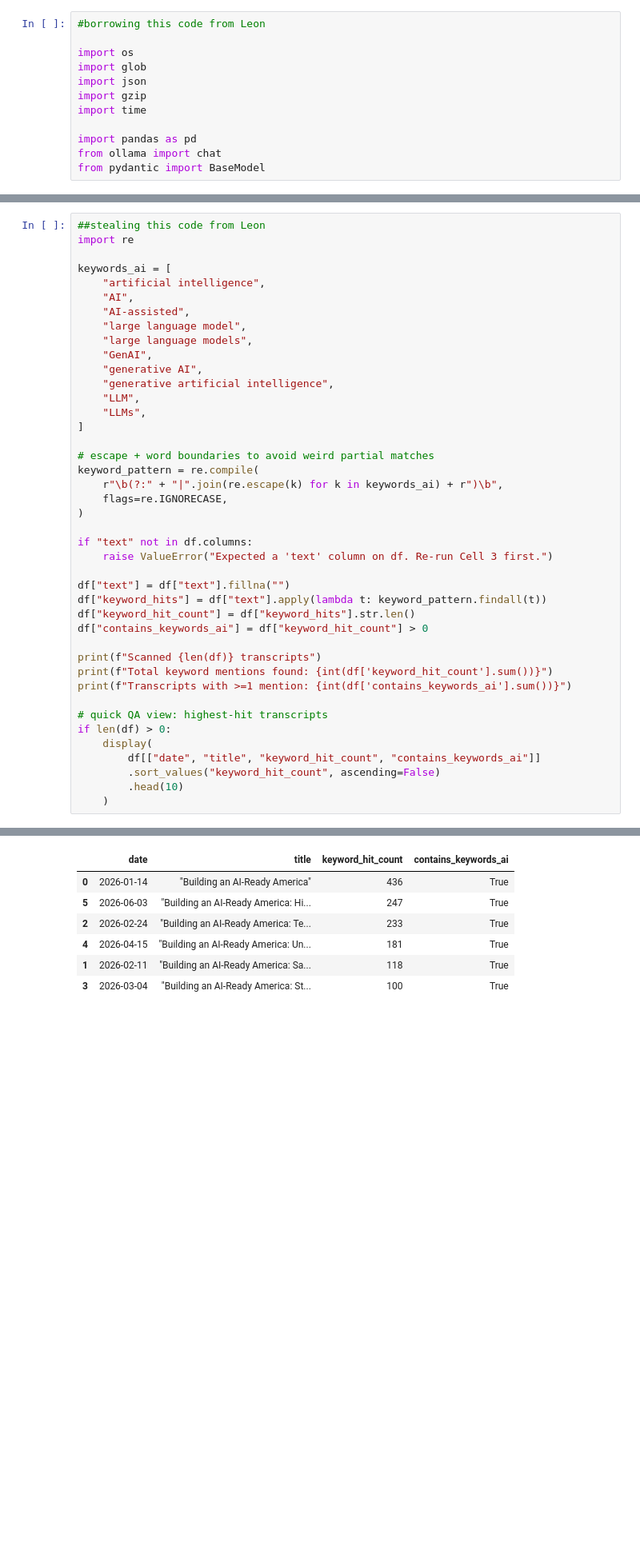
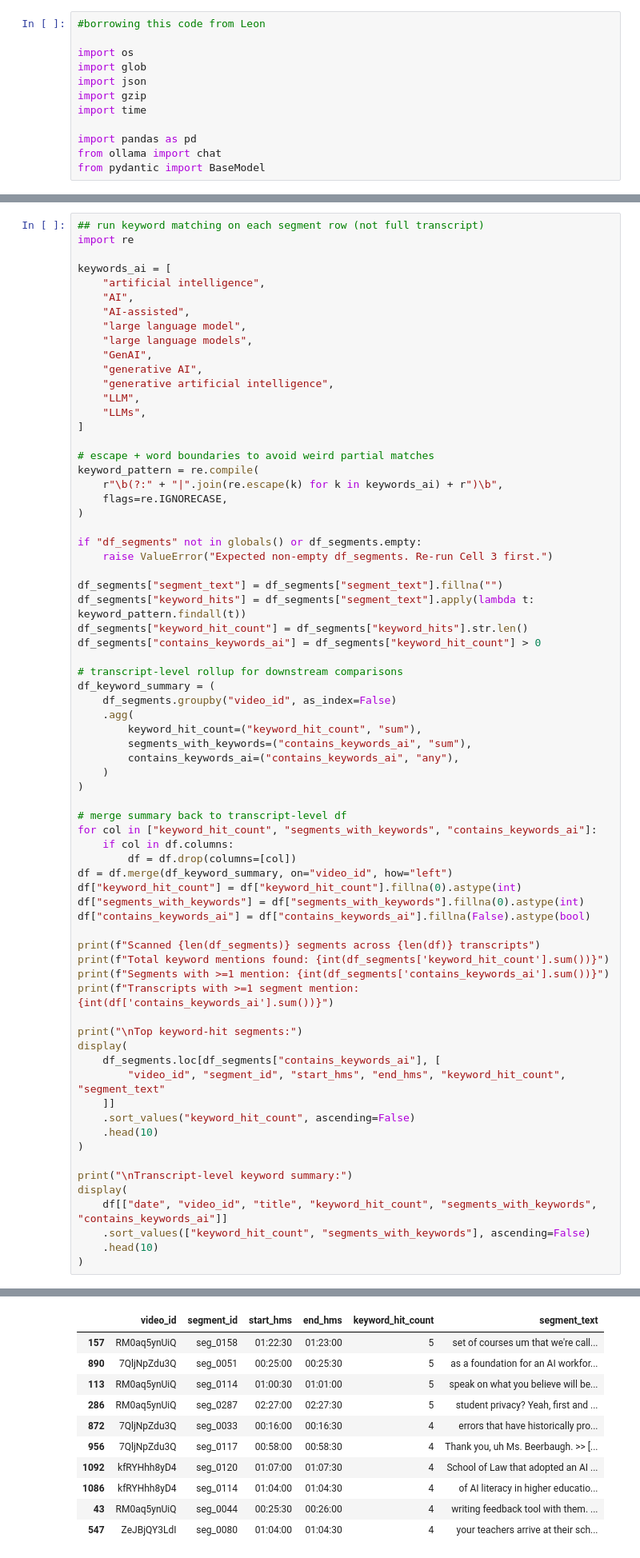
Before and after one commit to amowreader/investigating-ai-fall-26, a Jupyter notebook: assignment 1/running-the-analysis.ipynb, the cells around one changed output, grey strips where cells are left out. Shown at 80% size. Drawn from its saved outputs; the diff is of its cells as text; blank space fills up the shorter version.

```diff
--- a/assignment 1/running-the-analysis.ipynb
+++ b/assignment 1/running-the-analysis.ipynb
@@ -118,5 +229,5 @@ Using transcripts folder: transcripts
 # %%
-##stealing this code from Leon
+## run keyword matching on each segment row (not full transcript)
 import re
 
 keywords_ai = [
@@ -138,23 +249,51 @@ keyword_pattern = re.compile(
     flags=re.IGNORECASE,
 )
 
-if "text" not in df.columns:
-    raise ValueError("Expected a 'text' column on df. Re-run Cell 3 first.")
+if "df_segments" not in globals() or df_segments.empty:
+    raise ValueError("Expected non-empty df_segments. Re-run Cell 3 first.")
 
-df["text"] = df["text"].fillna("")
-df["keyword_hits"] = df["text"].apply(lambda t: keyword_pattern.findall(t))
-df["keyword_hit_count"] = df["keyword_hits"].str.len()
-df["contains_keywords_ai"] = df["keyword_hit_count"] > 0
+df_segments["segment_text"] = df_segments["segment_text"].fillna("")
+df_segments["keyword_hits"] = df_segments["segment_text"].apply(lambda t: keyword_pattern.findall(t))
+df_segments["keyword_hit_count"] = df_segments["keyword_hits"].str.len()
+df_segments["contains_keywords_ai"] = df_segments["keyword_hit_count"] > 0
 
-print(f"Scanned {len(df)} transcripts")
-print(f"Total keyword mentions found: {int(df['keyword_hit_count'].sum())}")
-print(f"Transcripts with >=1 mention: {int(df['contains_keywords_ai'].sum())}")
+# transcript-level rollup for downstream comparisons
+df_keyword_summary = (
+    df_segments.groupby("video_id", as_index=False)
+    .agg(
+        keyword_hit_count=("keyword_hit_count", "sum"),
+        segments_with_keywords=("contains_keywords_ai", "sum"),
+        contains_keywords_ai=("contains_keywords_ai", "any"),
+    )
+)
 
-# quick QA view: highest-hit transcripts
-if len(df) > 0:
-    display(
-        df[["date", "title", "keyword_hit_count", "contains_keywords_ai"]]
-        .sort_values("keyword_hit_count", ascending=False)
-        .head(10)
-    )
+# merge summary back to transcript-level df
+for col in ["keyword_hit_count", "segments_with_keywords", "contains_keywords_ai"]:
+    if col in df.columns:
+        df = df.drop(columns=[col])
+df = df.merge(df_keyword_summary, on="video_id", how="left")
+df["keyword_hit_count"] = df["keyword_hit_count"].fillna(0).astype(int)
+df["segments_with_keywords"] = df["segments_with_keywords"].fillna(0).astype(int)
+df["contains_keywords_ai"] = df["contains_keywords_ai"].fillna(False).astype(bool)
+
+print(f"Scanned {len(df_segments)} segments across {len(df)} transcripts")
+print(f"Total keyword mentions found: {int(df_segments['keyword_hit_count'].sum())}")
+print(f"Segments with >=1 mention: {int(df_segments['contains_keywords_ai'].sum())}")
+print(f"Transcripts with >=1 segment mention: {int(df['contains_keywords_ai'].sum())}")
+
+print("\nTop keyword-hit segments:")
+display(
+    df_segments.loc[df_segments["contains_keywords_ai"], [
+        "video_id", "segment_id", "start_hms", "end_hms", "keyword_hit_count", "segment_text"
+    ]]
+    .sort_values("keyword_hit_count", ascending=False)
+    .head(10)
+)
+
+print("\nTranscript-level keyword summary:")
+display(
+    df[["date", "video_id", "title", "keyword_hit_count", "segments_with_keywords", "contains_keywords_ai"]]
+    .sort_values(["keyword_hit_count", "segments_with_keywords"], ascending=False)
+    .head(10)
+)
 # %% [output]
@@ -164,7 +306,11 @@ Transcripts with >=1 mention: 6
-|  | date | title | keyword_hit_count | contains_keywords_ai |
-| 0 | 2026-01-14 | "Building an AI-Ready America" | 436 | True |
-| 5 | 2026-06-03 | "Building an AI-Ready America: Hi... | 247 | True |
-| 2 | 2026-02-24 | "Building an AI-Ready America: Te... | 233 | True |
-| 4 | 2026-04-15 | "Building an AI-Ready America: Un... | 181 | True |
-| 1 | 2026-02-11 | "Building an AI-Ready America: Sa... | 118 | True |
-| 3 | 2026-03-04 | "Building an AI-Ready America: St... | 100 | True |
+|  | video_id | segment_id | start_hms | end_hms | keyword_hit_count | segment_text |
+| 157 | RM0aq5ynUiQ | seg_0158 | 01:22:30 | 01:23:00 | 5 | set of courses um that we're call... |
+| 890 | 7QljNpZdu3Q | seg_0051 | 00:25:00 | 00:25:30 | 5 | as a foundation for an AI workfor... |
+| 113 | RM0aq5ynUiQ | seg_0114 | 01:00:30 | 01:01:00 | 5 | speak on what you believe will be... |
+| 286 | RM0aq5ynUiQ | seg_0287 | 02:27:00 | 02:27:30 | 5 | student privacy? Yeah, first and ... |
+| 872 | 7QljNpZdu3Q | seg_0033 | 00:16:00 | 00:16:30 | 4 | errors that have historically pro... |
+| 956 | 7QljNpZdu3Q | seg_0117 | 00:58:00 | 00:58:30 | 4 | Thank you, uh Ms. Beerbaugh. >> [... |
+| 1092 | kfRYHhh8yD4 | seg_0120 | 01:07:00 | 01:07:30 | 4 | School of Law that adopted an AI ... |
+| 1086 | kfRYHhh8yD4 | seg_0114 | 01:04:00 | 01:04:30 | 4 | of AI literacy in higher educatio... |
+| 43 | RM0aq5ynUiQ | seg_0044 | 00:25:30 | 00:26:00 | 4 | writing feedback tool with them. ... |
+| 547 | ZeJBjQY3LdI | seg_0080 | 01:04:00 | 01:04:30 | 4 | your teachers arrive at their sch... |
```
Also changed, not shown: parts of 9 cells of this notebook, 1 other file.
